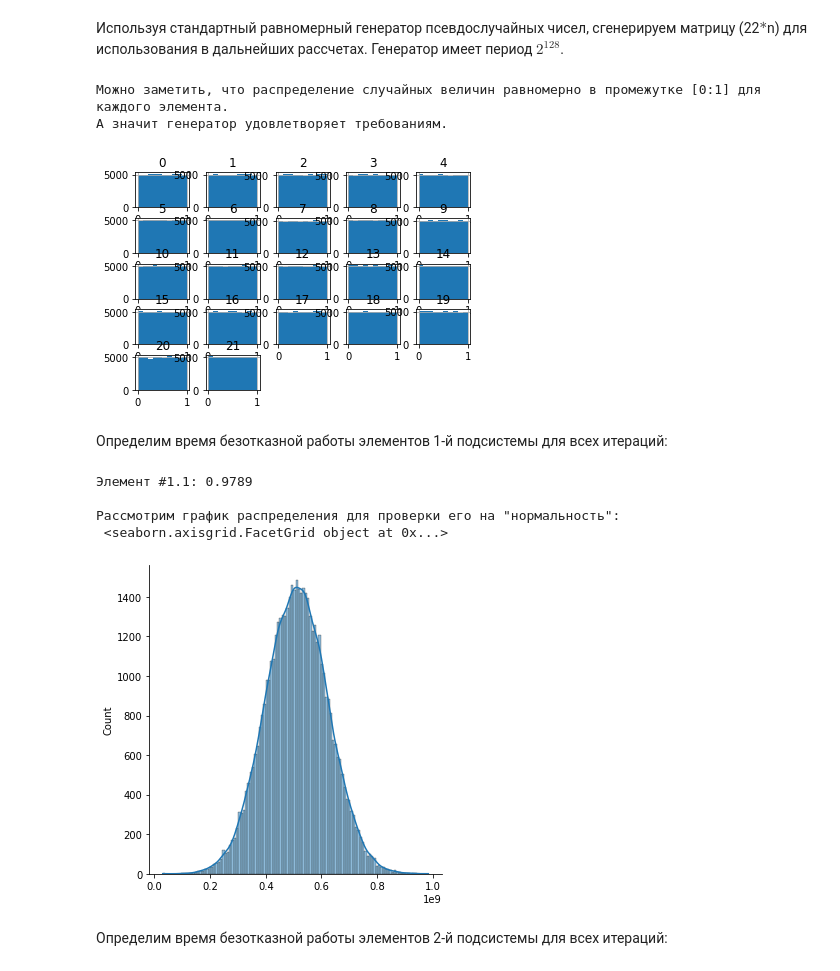
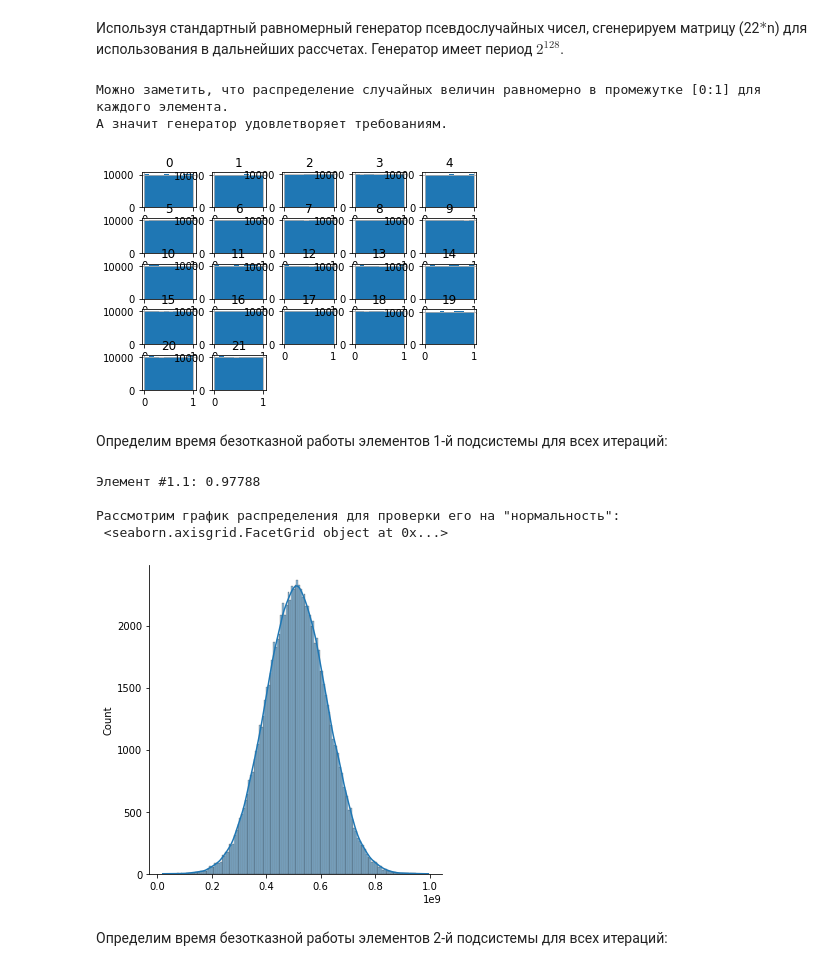
Before and after one commit to Astarrad/Nadezhnost, a Jupyter notebook: Nadejnost_rab_1.ipynb, the cells around one changed output. Cells and saved outputs as stored; diff of their text form; code cells hidden in the pictures.

```diff
--- a/Nadejnost_rab_1.ipynb
+++ b/Nadejnost_rab_1.ipynb
@@ -78,32 +78,32 @@ tau_r = 283860000.0
 Используя стандартный равномерный генератор псевдослучайных чисел, сгенерируем матрицу (22$*$n) для использования в дальнейших рассчетах. Генератор имеет период $2^{128}$.
 # %%
 # Зададим количество итераций:
-n = 50000
+n = 100000
 
 # Альтернативный генератор
 def random_gen(n, m):
     random_number = np.random.uniform(0, 2, (n, m*3))
     return random_number[random_number<=1][:m*n].reshape(n, m)
 
 # Инициализация генератора
 rg = np.random.default_rng()
 # Генерация 22 рядов по n итераций случайных величин равномерно распределенных в промежутке [0,1]
 j = rg.random((22, n))
 # j = random_gen(22, n) # альтернативный генератор
 
 # Создадим списки вероятностей безотк.раб. для элементов подгрупп:
 p_1 = np.array([0.978])
 p_2 = np.array([0.981, 0.981, 0.981, 0.991, 0.994])
 p_3 = np.array([0.976, 0.976, 0.976, 0.976, 0.976, 0.976, 0.976, 0.976, 0.976, 0.976, 0.996, 0.996, 0.996])
 p_4 = np.array([0.964, 0.964, 0.964])
 J_test = pd.DataFrame(j.T)
 J_test.hist()
 print('Можно заметить, что распределение случайных величин равномерно в промежутке [0:1] \
 для каждого элемента.\nА значит генератор удовлетворяет требованиям.')
 # %% [output]
 Можно заметить, что распределение случайных величин равномерно в промежутке [0:1] для каждого элемента.
 А значит генератор удовлетворяет требованиям.
-[figure, old version]
+[figure, new version]
 # %% [markdown]
 
 Определим время безотказной работы элементов 1-й подсистемы для всех итераций:
@@ -116,11 +116,11 @@ print('Элемент #1.1:', (pods_1>tau_r).mean())
 print('\nРассмотрим график распределения для проверки его \
 на "нормальность":','\n', sns.displot(pods_1, kde=True))
 # %% [output]
-Элемент #1.1: 0.9789
+Элемент #1.1: 0.97788
 
 Рассмотрим график распределения для проверки его на "нормальность":
  <seaborn.axisgrid.FacetGrid object at 0x...>
-[figure, old version]
+[figure, new version]
 # %% [markdown]
 
 Определим время безотказной работы элементов 2-й подсистемы для всех итераций:
```
Also changed, not shown: parts of 23 cells of this notebook.
